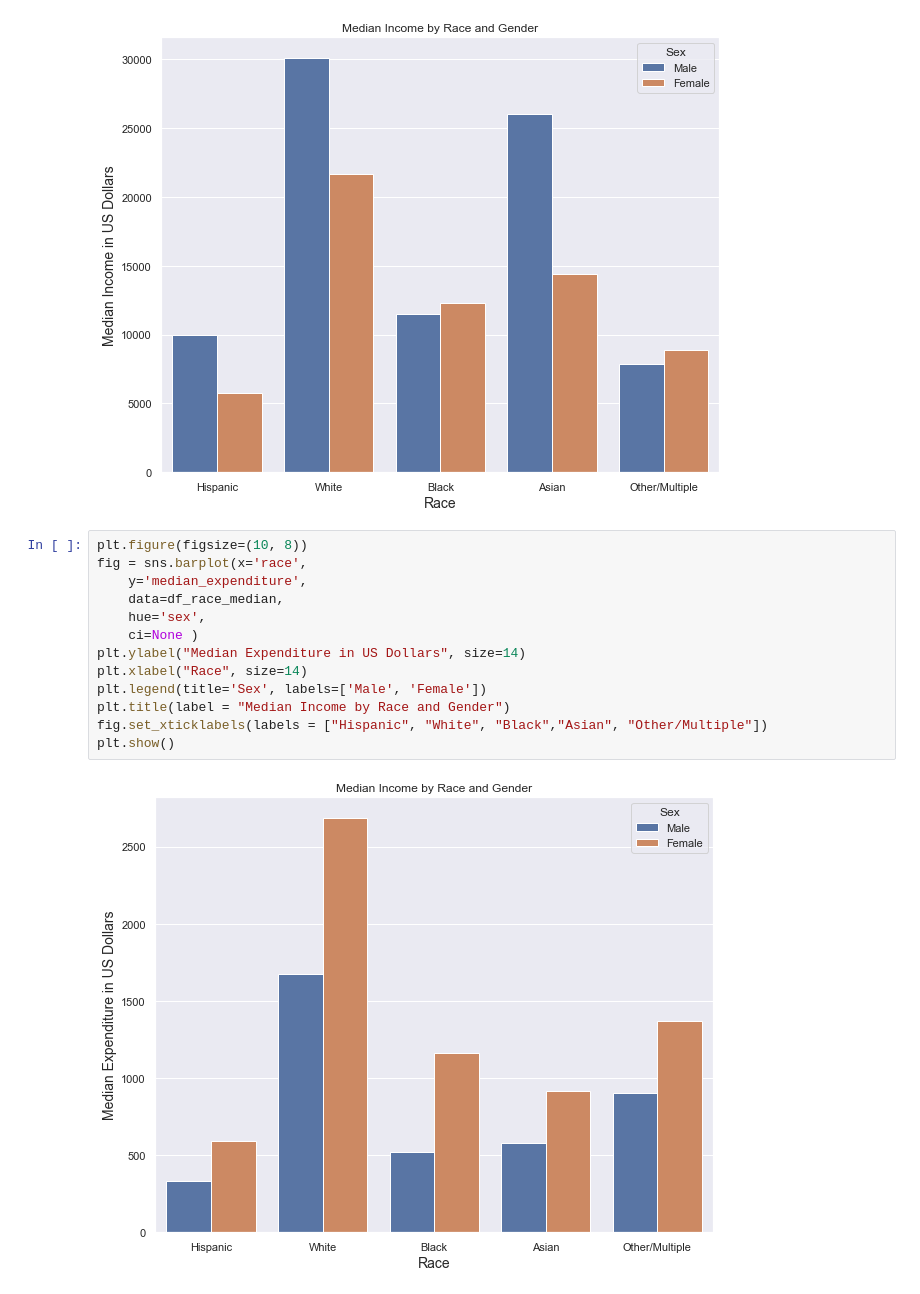
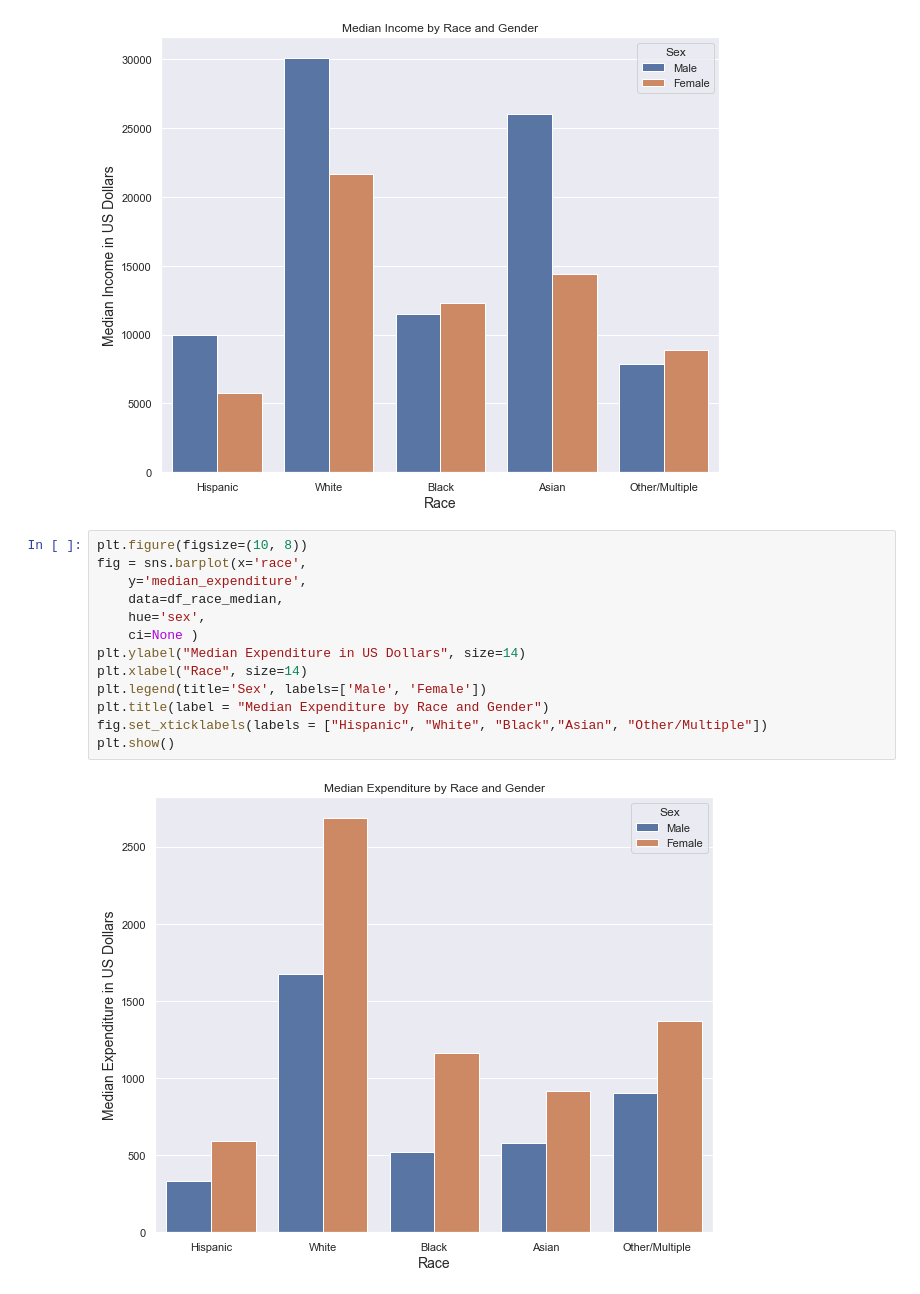
Before and after one commit to malmuntazarharris/medical-expenditure-prediction, a Jupyter notebook: EDA_and_Feature_Engineering.ipynb, the cells around one changed output. Drawn from its saved outputs; the diff is of its cells as text.

```diff
--- a/EDA_and_Feature_Engineering.ipynb
+++ b/EDA_and_Feature_Engineering.ipynb
@@ -218,16 +242,16 @@ plt.show()
 # %%
 plt.figure(figsize=(10, 8))
 fig = sns.barplot(x='race',
     y='median_expenditure',
     data=df_race_median,
     hue='sex',
     ci=None )
 plt.ylabel("Median Expenditure in US Dollars", size=14)
 plt.xlabel("Race", size=14)
 plt.legend(title='Sex', labels=['Male', 'Female'])
-plt.title(label = "Median Income by Race and Gender")
+plt.title(label = "Median Expenditure by Race and Gender")
 fig.set_xticklabels(labels = ["Hispanic", "White", "Black","Asian", "Other/Multiple"])
 plt.show()
 # %% [output]
-[figure, old version]
+[figure, new version]
 # %% [markdown]
```
Also changed, not shown: parts of 23 cells of this notebook, 2 other files.
